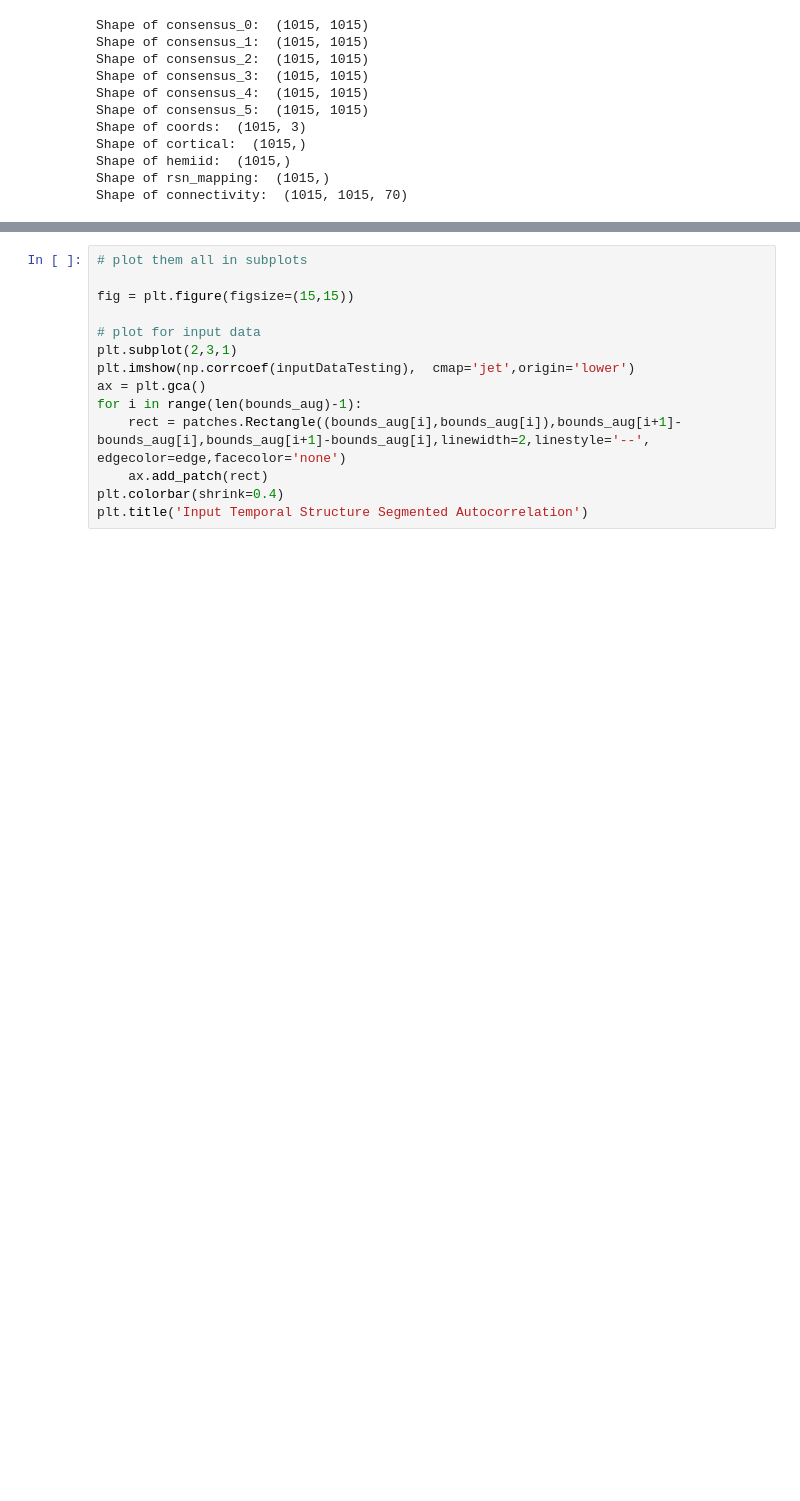
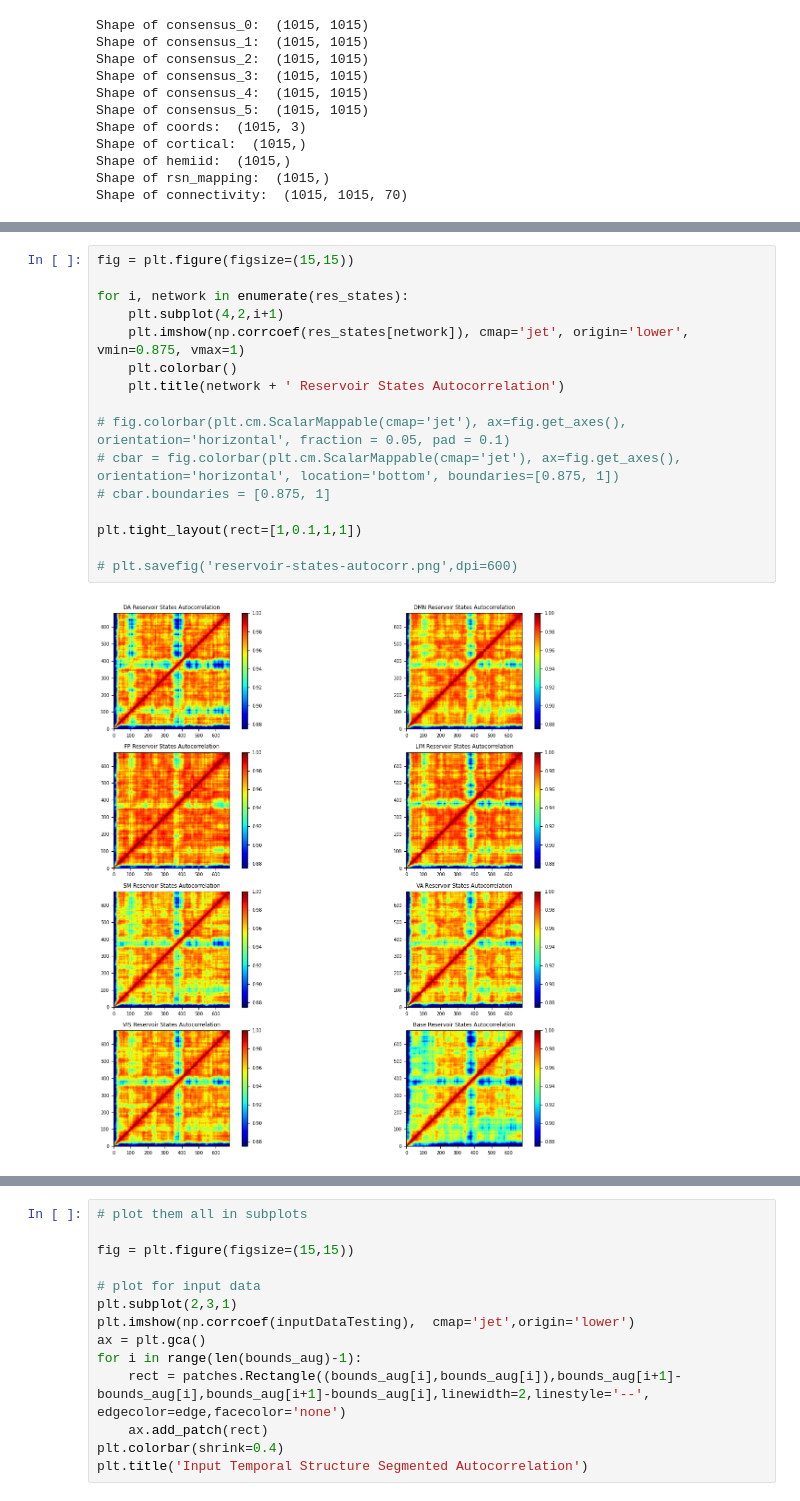
Before and after one commit to orbitalhybridization/NarrativeConn2Res, a Jupyter notebook: NarrativeConn2Res.ipynb, the cells around one changed output, grey strips where cells are left out. Drawn from its saved outputs; the diff is of its cells as text; blank space fills up the shorter version.

```diff
--- a/NarrativeConn2Res.ipynb
+++ b/NarrativeConn2Res.ipynb
@@ -395,3 +259,21 @@ plt.tight_layout(rect=[1,0.1,1,1])
+# %%
+fig = plt.figure(figsize=(15,15))
+
+for i, network in enumerate(res_states):
+    plt.subplot(4,2,i+1)
+    plt.imshow(np.corrcoef(res_states[network]), cmap='jet', origin='lower', vmin=0.875, vmax=1)
+    plt.colorbar()
+    plt.title(network + ' Reservoir States Autocorrelation')
+
+# fig.colorbar(plt.cm.ScalarMappable(cmap='jet'), ax=fig.get_axes(), orientation='horizontal', fraction = 0.05, pad = 0.1)
+# cbar = fig.colorbar(plt.cm.ScalarMappable(cmap='jet'), ax=fig.get_axes(), orientation='horizontal', location='bottom', boundaries=[0.875, 1])
+# cbar.boundaries = [0.875, 1]
+
+plt.tight_layout(rect=[1,0.1,1,1])
+
+# plt.savefig('reservoir-states-autocorr.png',dpi=600)
+# %% [output]
+[figure, added]
 # %%
 '''Questions
 
```
Also changed, not shown: parts of 21 cells of this notebook.
